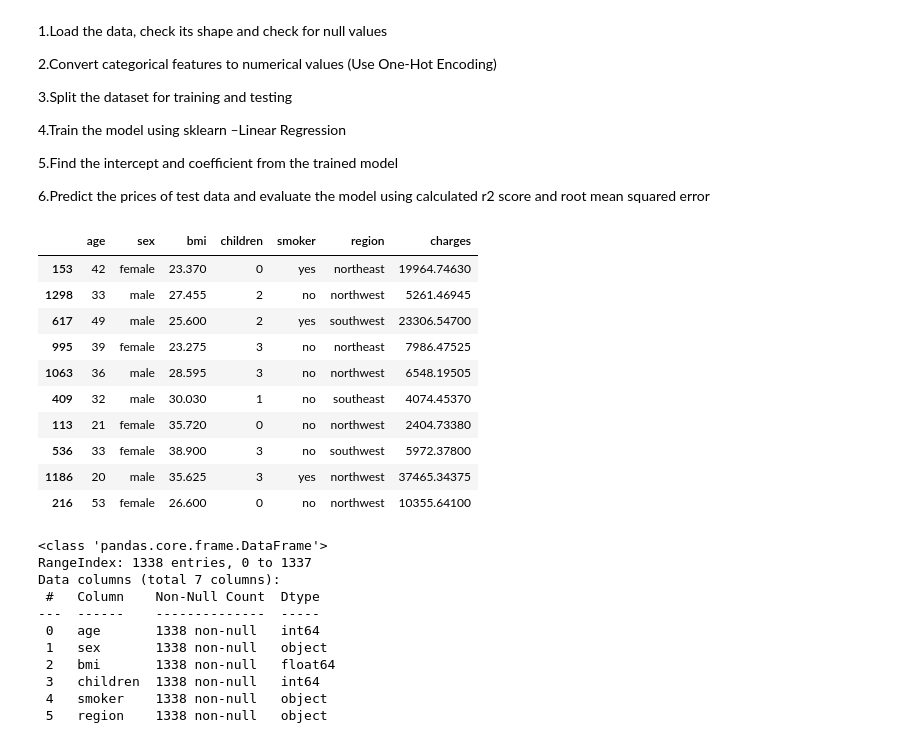
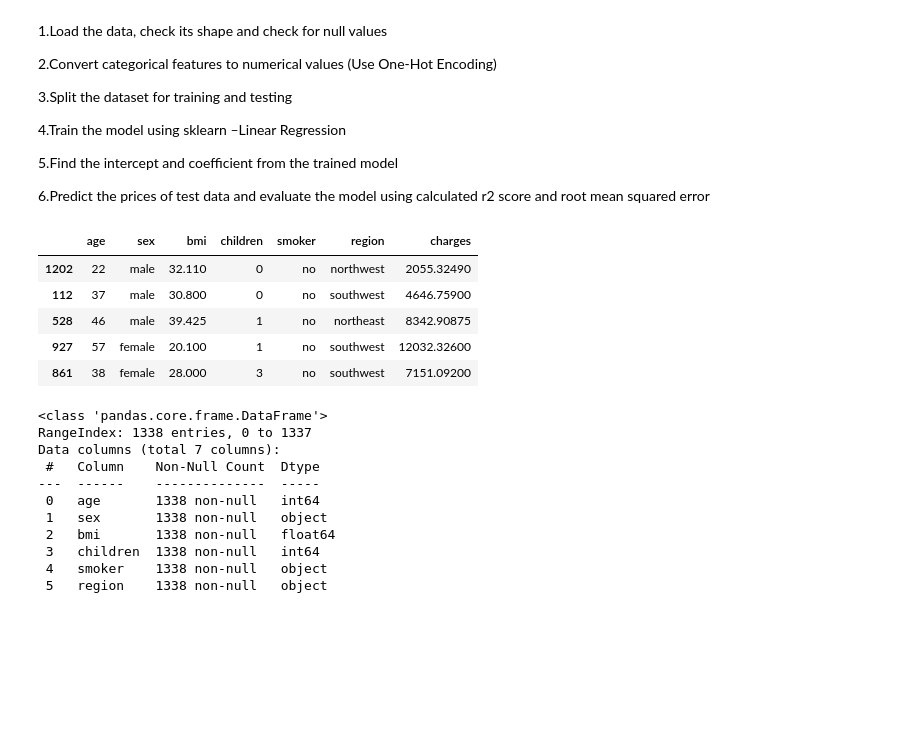
Before and after one commit to Shivam-Shane/Learnerhub, a Jupyter notebook: IPYTHON/Assignment 4.question 3.ipynb, the cells around one changed output. Saved outputs shown, nothing was run; the diff lists cells and outputs as text; code cells hidden in the pictures; blank space fills up the shorter version.

```diff
--- a/IPYTHON/Assignment 4.question 3.ipynb
+++ b/IPYTHON/Assignment 4.question 3.ipynb
@@ -51,19 +51,14 @@ Write a Python code to perform the following tasks mentioned:
 6.Predict the prices of test data and evaluate the model using calculated r2 score and root mean squared error
 # %%
 data=pd.read_csv("D:\Shivam\study material\CSV\insurance.csv")
-data.sample(10)
+data.sample(5)
 # %% [output]
 |  | age | sex | bmi | children | smoker | region | charges |
-| 153 | 42 | female | 23.370 | 0 | yes | northeast | 19964.74630 |
-| 1298 | 33 | male | 27.455 | 2 | no | northwest | 5261.46945 |
-| 617 | 49 | male | 25.600 | 2 | yes | southwest | 23306.54700 |
-| 995 | 39 | female | 23.275 | 3 | no | northeast | 7986.47525 |
-| 1063 | 36 | male | 28.595 | 3 | no | northwest | 6548.19505 |
-| 409 | 32 | male | 30.030 | 1 | no | southeast | 4074.45370 |
-| 113 | 21 | female | 35.720 | 0 | no | northwest | 2404.73380 |
-| 536 | 33 | female | 38.900 | 3 | no | southwest | 5972.37800 |
-| 1186 | 20 | male | 35.625 | 3 | yes | northwest | 37465.34375 |
-| 216 | 53 | female | 26.600 | 0 | no | northwest | 10355.64100 |
+| 1202 | 22 | male | 32.110 | 0 | no | northwest | 2055.32490 |
+| 112 | 37 | male | 30.800 | 0 | no | southwest | 4646.75900 |
+| 528 | 46 | male | 39.425 | 1 | no | northeast | 8342.90875 |
+| 927 | 57 | female | 20.100 | 1 | no | southwest | 12032.32600 |
+| 861 | 38 | female | 28.000 | 3 | no | southwest | 7151.09200 |
 # %%
 data.info()
 # %% [output]
```
Also changed, not shown: parts of 7 cells of this notebook.
